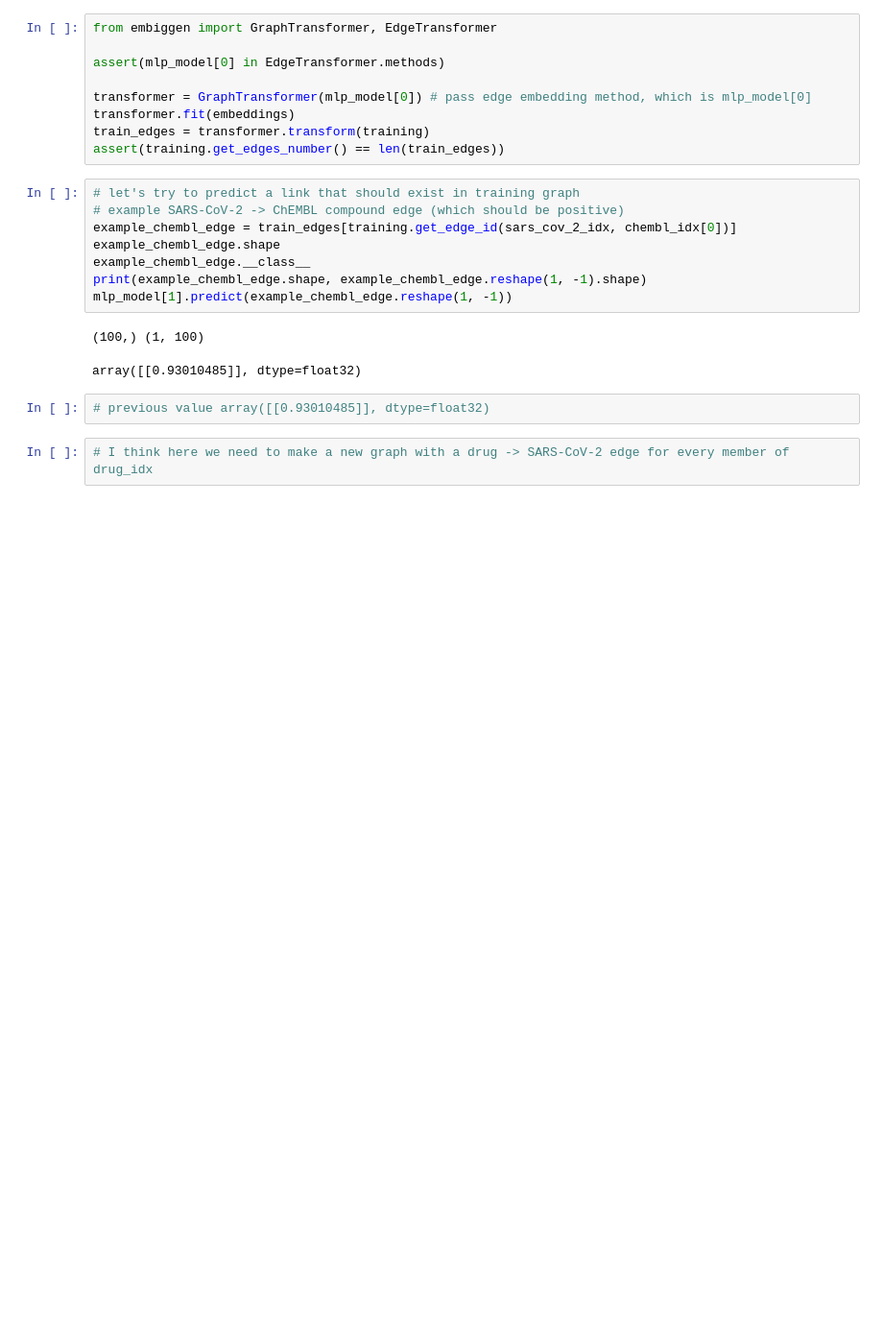
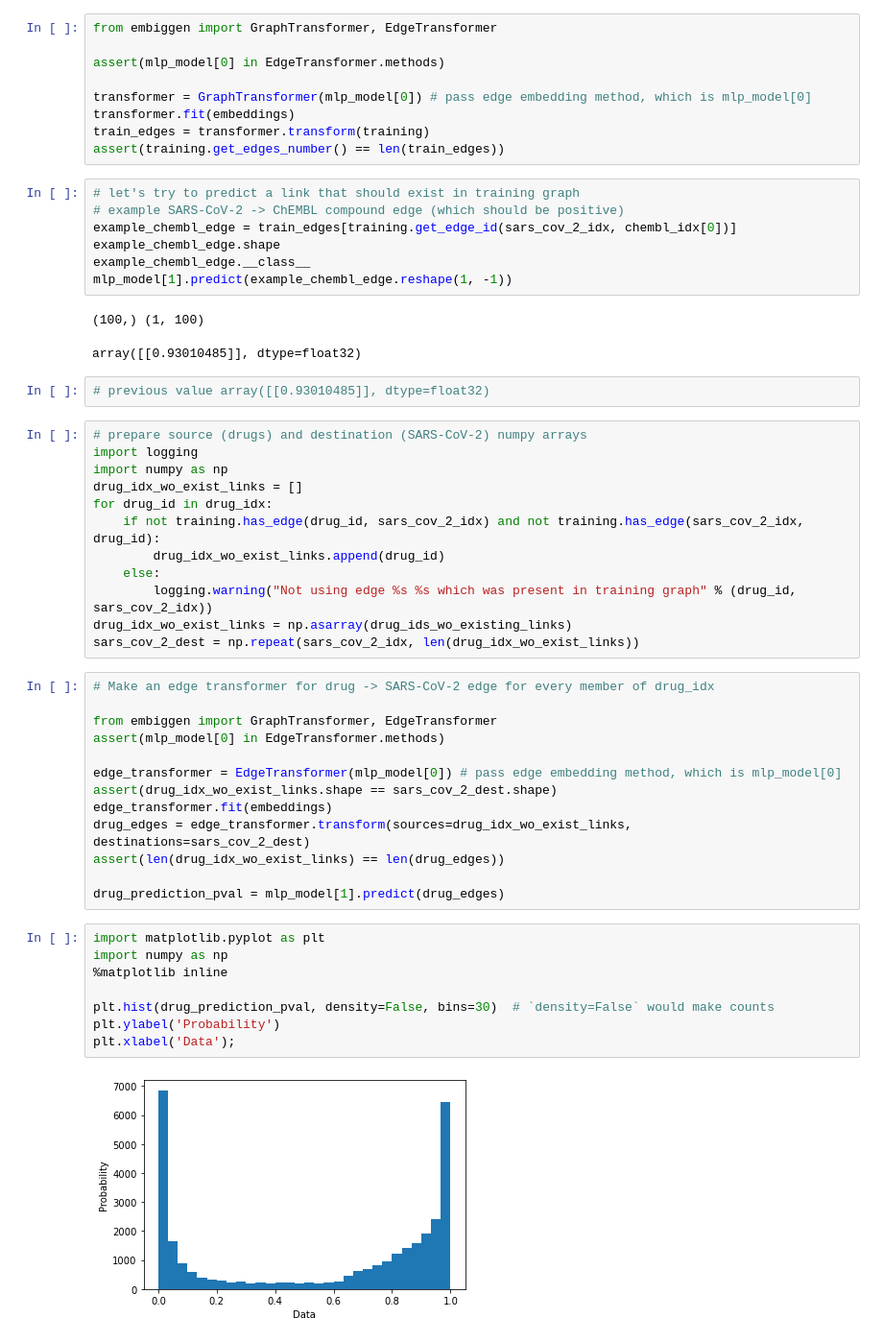
Before and after one commit to justaddcoffee/kg_covid_19_drug_analyses, a Jupyter notebook: drug_sars_cov2_link_prediction.ipynb, the cells around one changed output. Shown at 96% size. Drawn from its saved outputs; the diff is of its cells as text; blank space fills up the shorter version.

Commit message:
link prediction

```diff
--- a/drug_sars_cov2_link_prediction.ipynb
+++ b/drug_sars_cov2_link_prediction.ipynb
@@ -187,12 +187,44 @@ assert(training.get_edges_number() == len(train_edges))
 example_chembl_edge = train_edges[training.get_edge_id(sars_cov_2_idx, chembl_idx[0])]
 example_chembl_edge.shape
 example_chembl_edge.__class__
-print(example_chembl_edge.shape, example_chembl_edge.reshape(1, -1).shape)
 mlp_model[1].predict(example_chembl_edge.reshape(1, -1))
 # %% [output]
 (100,) (1, 100)
 array([[0.93010485]], dtype=float32)
 # %%
 # previous value array([[0.93010485]], dtype=float32)
-# %%
-# I think here we need to make a new graph with a drug -> SARS-CoV-2 edge for every member of drug_idx
+# %%
+# prepare source (drugs) and destination (SARS-CoV-2) numpy arrays
+import logging
+import numpy as np
+drug_idx_wo_exist_links = []
+for drug_id in drug_idx:
+    if not training.has_edge(drug_id, sars_cov_2_idx) and not training.has_edge(sars_cov_2_idx, drug_id):
+        drug_idx_wo_exist_links.append(drug_id)
+    else:
+        logging.warning("Not using edge %s %s which was present in training graph" % (drug_id, sars_cov_2_idx))
+drug_idx_wo_exist_links = np.asarray(drug_ids_wo_existing_links)
+sars_cov_2_dest = np.repeat(sars_cov_2_idx, len(drug_idx_wo_exist_links))
+# %%
+# Make an edge transformer for drug -> SARS-CoV-2 edge for every member of drug_idx
+
+from embiggen import GraphTransformer, EdgeTransformer
+assert(mlp_model[0] in EdgeTransformer.methods)
+
+edge_transformer = EdgeTransformer(mlp_model[0]) # pass edge embedding method, which is mlp_model[0]
+assert(drug_idx_wo_exist_links.shape == sars_cov_2_dest.shape)
+edge_transformer.fit(embeddings)
+drug_edges = edge_transformer.transform(sources=drug_idx_wo_exist_links, destinations=sars_cov_2_dest)
+assert(len(drug_idx_wo_exist_links) == len(drug_edges))
+
+drug_prediction_pval = mlp_model[1].predict(drug_edges)
+# %%
+import matplotlib.pyplot as plt
+import numpy as np
+%matplotlib inline
+
+plt.hist(drug_prediction_pval, density=False, bins=30)  # `density=False` would make counts
+plt.ylabel('Probability')
+plt.xlabel('Data');
+# %% [output]
+[figure, added]
```
Also changed, not shown: parts of 3 cells of this notebook, 1 other file.
